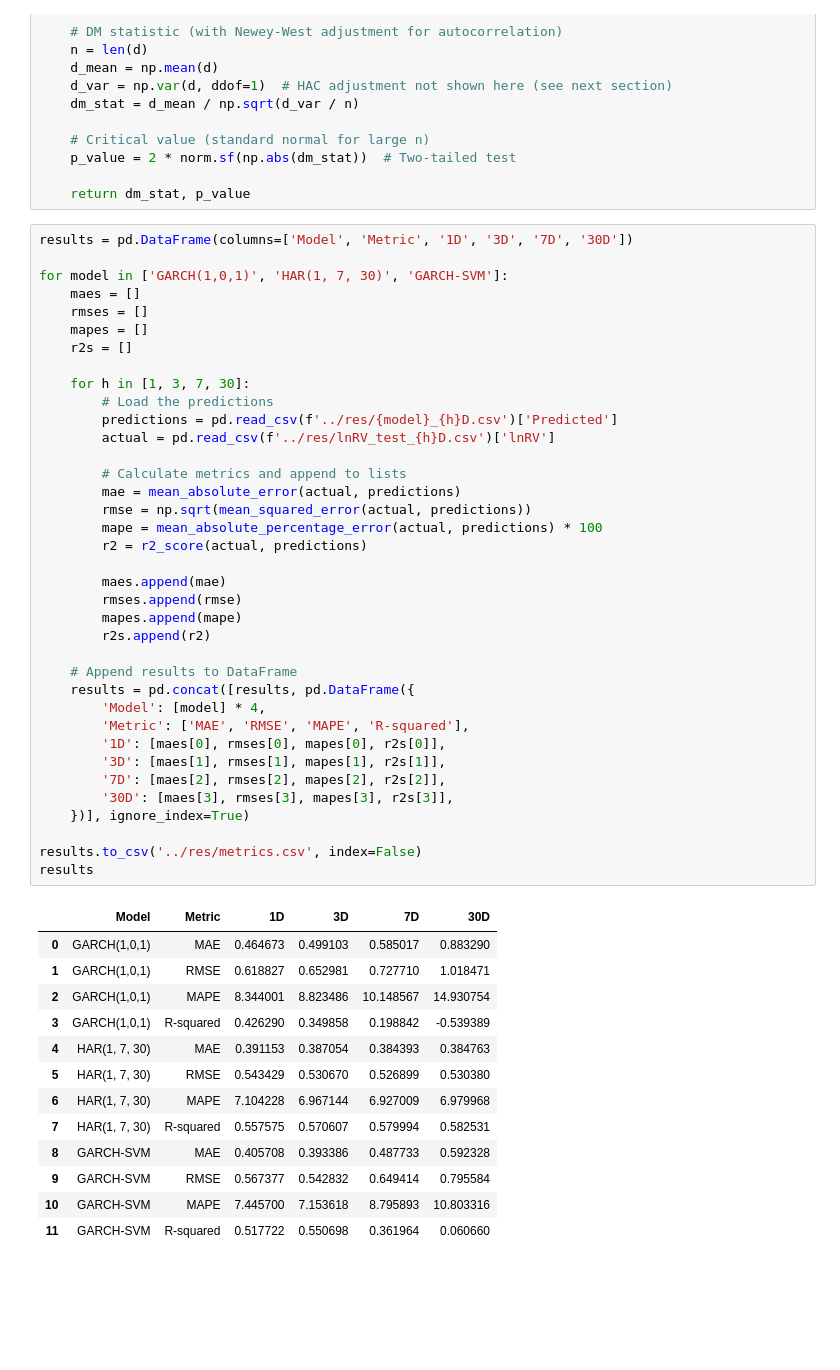
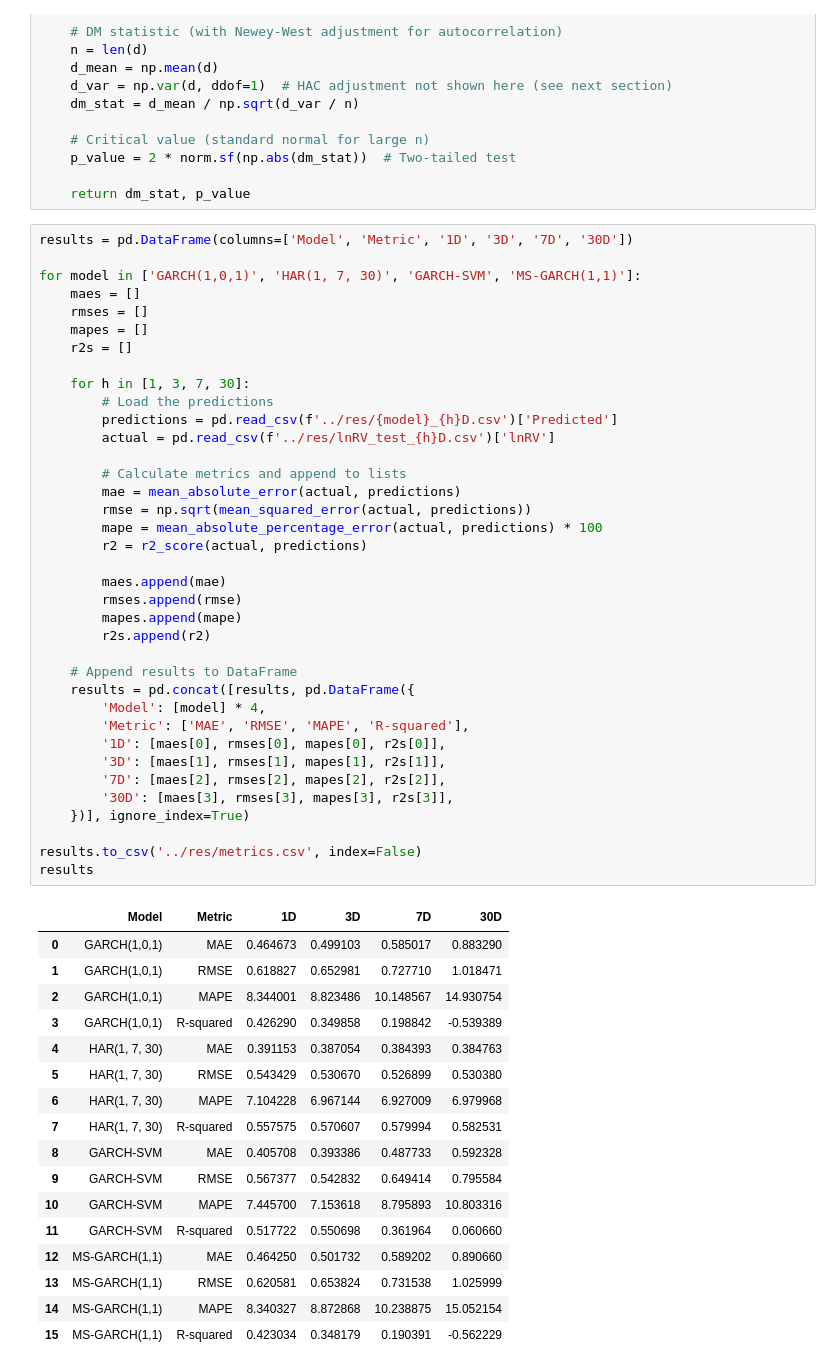
Before and after one commit to kiwi-lemongrass/DSE4101_Individual-Project, a Jupyter notebook: src/eval.ipynb, the cells around one changed output. Saved outputs shown, nothing was run; the diff lists cells and outputs as text; blank space fills up the shorter version.

```diff
--- a/src/eval.ipynb
+++ b/src/eval.ipynb
@@ -46,7 +46,7 @@ def diebold_mariano(actual, forecast1, forecast2, h=3):
 # %%
 results = pd.DataFrame(columns=['Model', 'Metric', '1D', '3D', '7D', '30D'])
 
-for model in ['GARCH(1,0,1)', 'HAR(1, 7, 30)', 'GARCH-SVM']:
+for model in ['GARCH(1,0,1)', 'HAR(1, 7, 30)', 'GARCH-SVM', 'MS-GARCH(1,1)']:
     maes = []
     rmses = []
     mapes = []
@@ -67,33 +67,37 @@ for model in ['GARCH(1,0,1)', 'HAR(1, 7, 30)', 'GARCH-SVM']:
         rmses.append(rmse)
         mapes.append(mape)
         r2s.append(r2)
 
     # Append results to DataFrame
     results = pd.concat([results, pd.DataFrame({
         'Model': [model] * 4,
         'Metric': ['MAE', 'RMSE', 'MAPE', 'R-squared'],
         '1D': [maes[0], rmses[0], mapes[0], r2s[0]],
         '3D': [maes[1], rmses[1], mapes[1], r2s[1]],
         '7D': [maes[2], rmses[2], mapes[2], r2s[2]],
         '30D': [maes[3], rmses[3], mapes[3], r2s[3]],
     })], ignore_index=True)
 
 results.to_csv('../res/metrics.csv', index=False)
 results
 # %% [output]
 |  | Model | Metric | 1D | 3D | 7D | 30D |
 | 0 | GARCH(1,0,1) | MAE | 0.464673 | 0.499103 | 0.585017 | 0.883290 |
 | 1 | GARCH(1,0,1) | RMSE | 0.618827 | 0.652981 | 0.727710 | 1.018471 |
 | 2 | GARCH(1,0,1) | MAPE | 8.344001 | 8.823486 | 10.148567 | 14.930754 |
 | 3 | GARCH(1,0,1) | R-squared | 0.426290 | 0.349858 | 0.198842 | -0.539389 |
 | 4 | HAR(1, 7, 30) | MAE | 0.391153 | 0.387054 | 0.384393 | 0.384763 |
 | 5 | HAR(1, 7, 30) | RMSE | 0.543429 | 0.530670 | 0.526899 | 0.530380 |
 | 6 | HAR(1, 7, 30) | MAPE | 7.104228 | 6.967144 | 6.927009 | 6.979968 |
 | 7 | HAR(1, 7, 30) | R-squared | 0.557575 | 0.570607 | 0.579994 | 0.582531 |
 | 8 | GARCH-SVM | MAE | 0.405708 | 0.393386 | 0.487733 | 0.592328 |
 | 9 | GARCH-SVM | RMSE | 0.567377 | 0.542832 | 0.649414 | 0.795584 |
 | 10 | GARCH-SVM | MAPE | 7.445700 | 7.153618 | 8.795893 | 10.803316 |
 | 11 | GARCH-SVM | R-squared | 0.517722 | 0.550698 | 0.361964 | 0.060660 |
+| 12 | MS-GARCH(1,1) | MAE | 0.464250 | 0.501732 | 0.589202 | 0.890660 |
+| 13 | MS-GARCH(1,1) | RMSE | 0.620581 | 0.653824 | 0.731538 | 1.025999 |
+| 14 | MS-GARCH(1,1) | MAPE | 8.340327 | 8.872868 | 10.238875 | 15.052154 |
+| 15 | MS-GARCH(1,1) | R-squared | 0.423034 | 0.348179 | 0.190391 | -0.562229 |
 # %%
 for h in [1,3,7,30]:
     # load data
```
Also changed, not shown: parts of 3 cells of this notebook, 10 other files.
